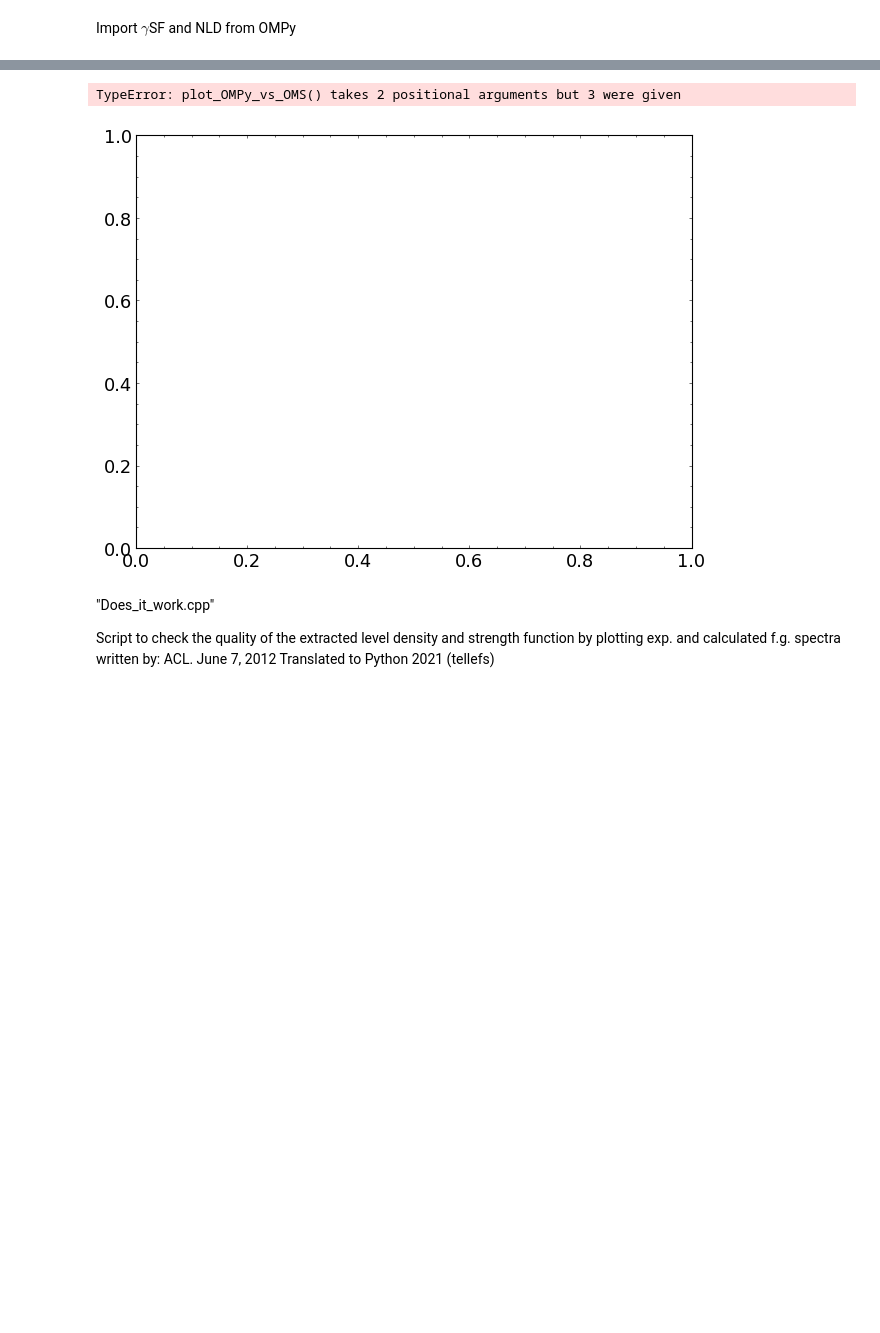
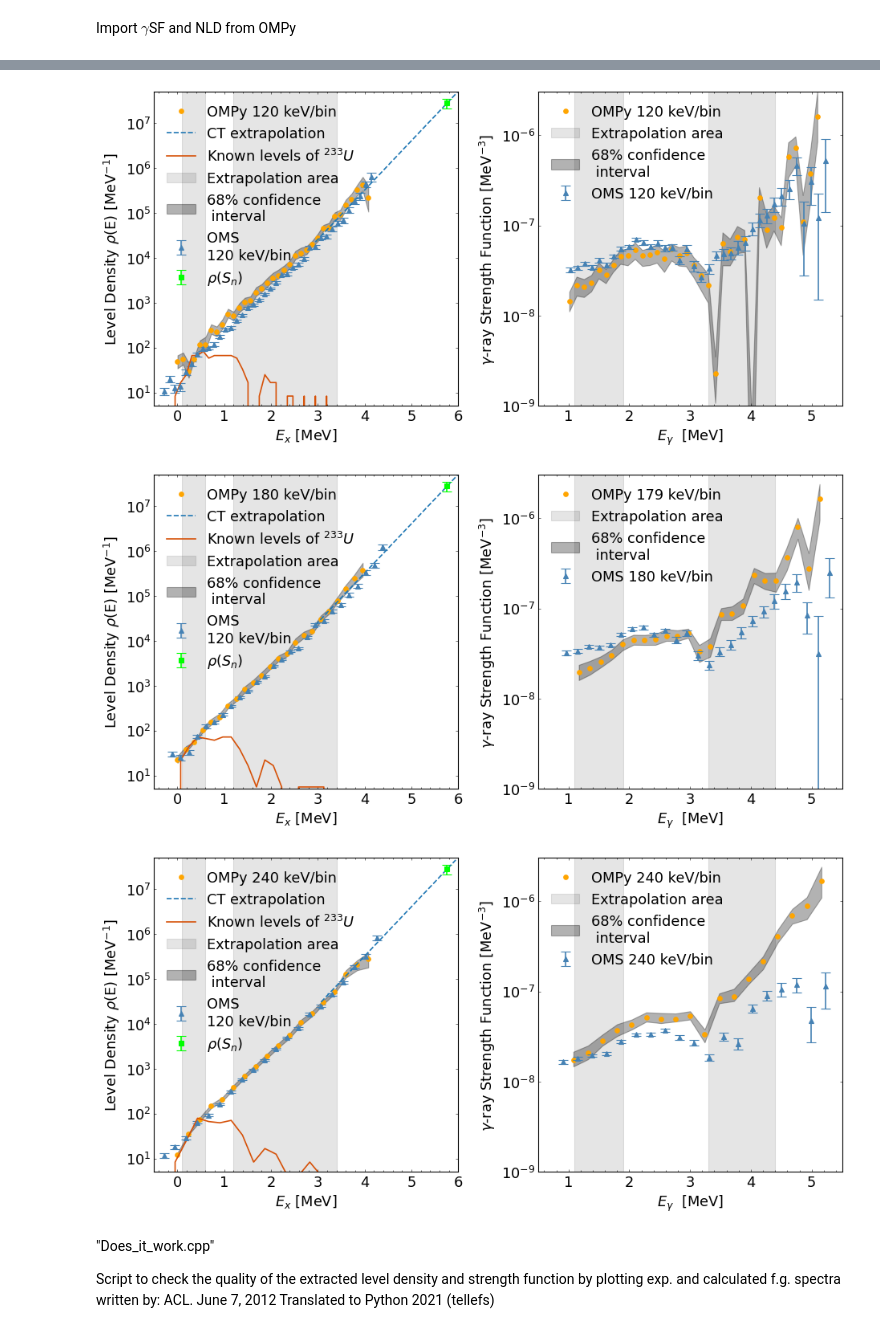
Before and after one commit to tellefs/MasterThesis, a Jupyter notebook: comparing.ipynb, the cells around one changed output, grey strips where cells are left out. Cells and saved outputs as stored; diff of their text form; code cells hidden in the pictures; blank space fills up the shorter version.

```diff
--- a/comparing.ipynb
+++ b/comparing.ipynb
@@ -68,9 +68,8 @@ plt.rcParams["figure.dpi"] = 80
 Import $\gamma$SF and NLD from Oslo Method Software
 # %%
 #reading files
-OMS_path = 'analysis/OMS/04_FEB/'
-#OMS_path = 'analysis/OMS/29_JAN_2/'
 def read_OMS(OMS_path):
+    #OMS = Oslo Method Software
     #My normalization
     strength_nrm = np.genfromtxt(OMS_path+"strength.nrm") #experimental gamma strength function
     discrete_levels = np.genfromtxt(OMS_path+"rholev.cnt") #Discrete levels
@@ -81,9 +80,19 @@ def read_OMS(OMS_path):
     fg_exp_file = OMS_path+'fg.rsg'
     fg_exp_err_file = OMS_path+'fgerr.rsg'
 
+    #reading calibration constants from strength.cpp
+    infile = open(OMS_path+'strength.cpp', 'r')
+    for line in infile:
+        values = line.split()
+        if len(values)>1 and values[1]=='a0':
+            a0 = float(values[3][:-1])
+        if len(values)>1 and values[1]=='a1':
+            a1 = float(values[3][:-1])
+            break
+
     #splitting arrays into data and errors
     strength_nrm_split = np.array_split(strength_nrm,2)
-    gsf_OMS = strength_nrm_split[0] #OMS = Oslo Method Software
+    gsf_OMS = strength_nrm_split[0]
     gsf_OMS_error = strength_nrm_split[1]
 
     rhopaw_split = np.array_split(rhopaw, 2)
@@ -91,8 +100,6 @@ def read_OMS(OMS_path):
     nld_OMS_error = rhopaw_split[1]
 
     #variables for this experiment
-    a0 = -0.8671 #calibration constants
-    a1 = 0.1037
     Sn = 5.762
     rhoSn = 28.07e6
     rhoSn_error = 7.02e6
@@ -127,7 +134,7 @@ def read_OMS(OMS_path):
     nld_values = [energy_nld_OMS, nld_OMS, nld_OMS_error, discrete_levels, fermigas, rhoSn, rhoSn_error, Sn, n0_CT, n1_CT]
     return gsf_values, nld_values
 
-gsf_values = read_OMS('analysis/OMS/02_FEB/')[0]
+gsf_values = read_OMS('analysis/OMS/120keVperBin/')[0]
 
 energy_gsf_OMS = gsf_values[0]
 gsf_OMS = gsf_values[1]
@@ -137,10 +144,6 @@ fig, ax = plt.subplots()
 
 #OMS-analysis
 ax.errorbar(x=energy_gsf_OMS, y=gsf_OMS, yerr=gsf_OMS_error, marker='o', linestyle='', label=' $\gamma$SF from OMS')
-
-#extrapolation from OMS-analysis
-#plt.plot(energy_gsf_extrapolation[:80], gsf_extrapolation[:80])
-
 ax.set_ylim(1e-9, 1e-6)
 ax.set_xlim(0, 6)
 ax.set_yscale('log')
@@ -158,7 +161,7 @@ fig.show()
 #datetimes = ['02-22_17:36:16', '02-23_10:02:57', '02-23_13:03:23']
 datetimes = ['02-23_13:03:23', '02-23_14:08:46', '02-23_14:54:21']
 OMS_paths = ['analysis/OMS/120keVperBin/', 'analysis/OMS/180keVperBin/', 'analysis/OMS/240keVperBin/']
-OMS_paths = ['analysis/OMS/04_FEB/', 'analysis/OMS/04_FEB/', 'analysis/OMS/04_FEB/']
+#OMS_paths = ['analysis/OMS/04_FEB/', 'analysis/OMS/04_FEB/', 'analysis/OMS/04_FEB/']
 # %% [markdown]
 Import $\gamma$SF and NLD from OMPy
 # %%
@@ -180,15 +183,15 @@ def plot_gsf_OMPy_vs_OMS(datetime, OMS_path, ax_gsf):
 
     #plot settings
     ax_gsf.errorbar(x=energy_gsf_OMS, y=gsf_OMS, yerr=gsf_OMS_error,
-                marker='^', linestyle='', label='OMS', color='steelblue')
+                marker='^', linestyle='', label='OMS %.0i keV/bin'%check_kevperbin(energy_gsf_OMS), color='steelblue')
 
-    ax_gsf.set_ylim(1e-9, 1e-6)
+    ax_gsf.set_ylim(1e-9, 3e-6)
     ax_gsf.set_xlim(0.5, 5.5)
     ax_gsf.set_yscale('log')
     ax_gsf.yaxis.set_minor_locator(AutoMinorLocator())
     ax_gsf.xaxis.set_minor_locator(AutoMinorLocator())
     ax_gsf.set_xlabel('$E_\gamma$  [MeV]')
-    ax_gsf.set_ylabel('$\gamma$SF')
+    ax_gsf.set_ylabel('$\gamma$-ray Strength Function [MeV$^{-3}$]')
     ax_gsf.legend()
 
 
@@ -214,12 +217,12 @@ def plot_nld_OMPy_vs_OMS(datetime, OMS_path, ax_nld):
     [energy_nld_OMS, nld_OMS, nld_OMS_error, discrete_levels, fermigas, rhoSn, rhoSn_error, Sn, n0_CT, n1_CT] = read_OMS(OMS_path)[1]
     [energy, median, error_upper, error_lower, error] = read_OMPy(datetime)[1]
 
+    #plotting OMS nld
+    ax_nld.errorbar(x=energy_nld_OMS[:len(nld_OMS)], y=nld_OMS, yerr=nld_OMS_error,
+                marker='^', linestyle='', label='OMS\n%.0i keV/bin'%check_kevperbin(energy_gsf_OMS), color='steelblue')
+
     #plotting neutron separation energy
     ax_nld.errorbar(x=Sn, y=rhoSn, yerr=rhoSn_error, marker='s', linestyle='', label='$\\rho(S_n)$', color='lime')
-
-    #plotting OMS nld
-    ax_nld.errorbar(x=energy_nld_OMS[:len(nld_OMS)], y=nld_OMS, yerr=nld_OMS_error,
-                marker='^', linestyle='', label='OMS', color='steelblue')
 
     #plotting OMPy nld
     ax_nld.fill_between(energy, error_upper, error_lower, color='black', alpha=0.3, label='68% confidence\n interval')
@@ -235,12 +238,13 @@ def plot_nld_OMPy_vs_OMS(datetime, OMS_path, ax_nld):
 
     #NLD axis settings
     ax_nld.set_xlabel('$E_x$ [MeV]')
-    ax_nld.set_ylabel('Nuclear Level Density')
+    ax_nld.set_ylabel('Level Density $\\rho$(E) [MeV$^{-1}$]')
     ax_nld.legend()
     ax_nld.set_yscale('log')
     ax_nld.yaxis.set_minor_locator(AutoMinorLocator())
     ax_nld.xaxis.set_minor_locator(AutoMinorLocator())
-    ax_nld.set_ylim(1e1, 1e8)
+    ax_nld.set_ylim(5e0, 5e7)
+    ax_nld.set_xlim(-.5, 6)
 
 
 
@@ -256,21 +260,21 @@ for i in range(3):
 # %%
 def plot_OMPy_vs_OMS(datetime, OMS_path):
     plt.rcParams["figure.figsize"] = (12,6)
     fig, (ax_nld, ax_gsf) = plt.subplots(1,2)
     fig.tight_layout()
     plot_nld_OMPy_vs_OMS(datetime, OMS_path, ax_nld)
     plot_gsf_OMPy_vs_OMS(datetime, OMS_path, ax_gsf)
     #plt.rcParams["figure.figsize"] = (10,10)
 
 
 for i in range(3):
     datetime = datetimes[i]
     OMS_path = OMS_paths[i]
-    fig, ax = plt.subplots()
     plot_OMPy_vs_OMS(datetime, OMS_path,)
 # %% [output]
-TypeError: plot_OMPy_vs_OMS() takes 2 positional arguments but 3 were given
-[figure, old version]
+[figure, new version]
+[figure, added]
+[figure, added]
 # %% [markdown]
 "Does_it_work.cpp"
 
```
Also changed, not shown: parts of 4 cells of this notebook, 6 other files.
